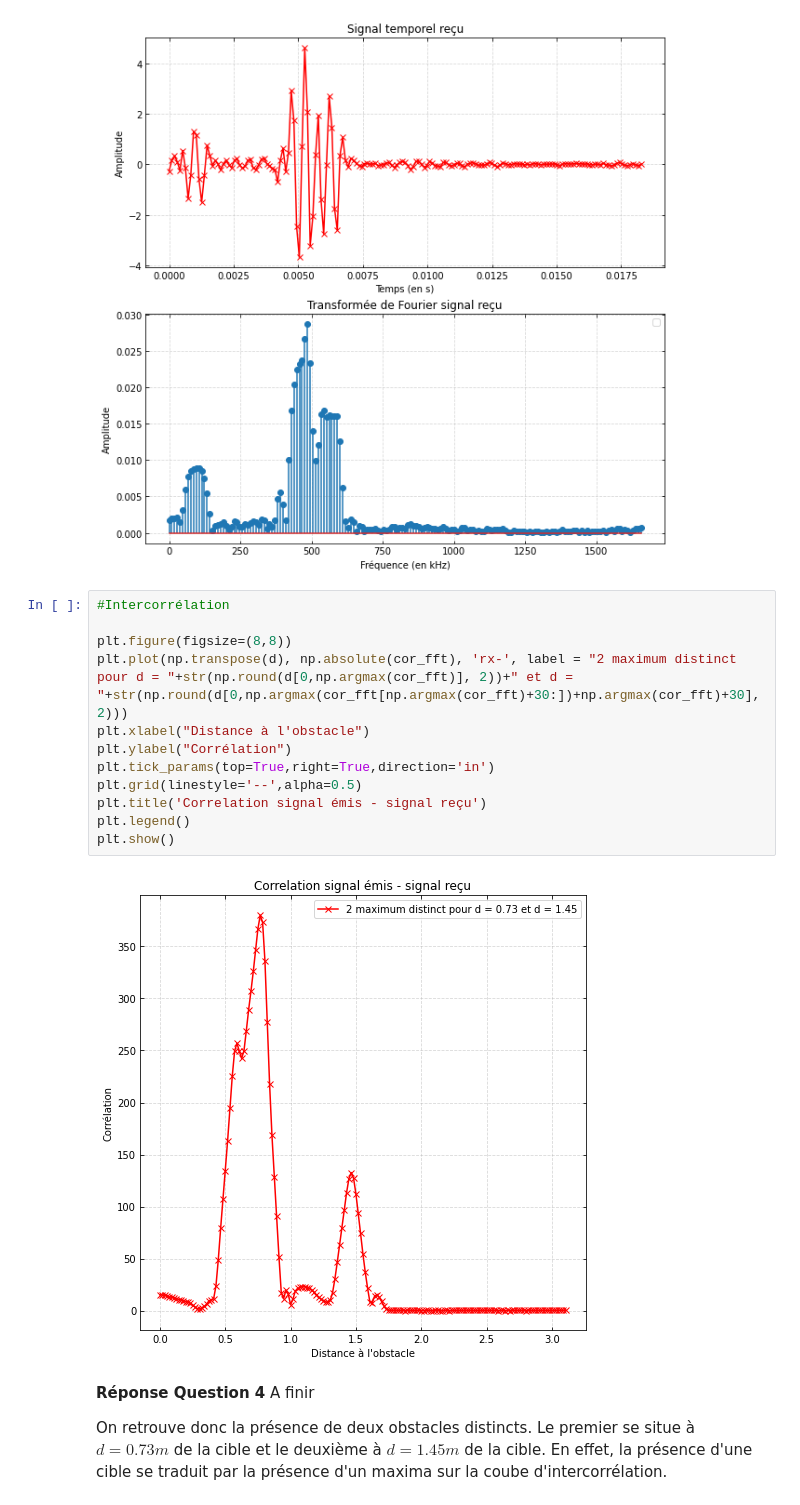
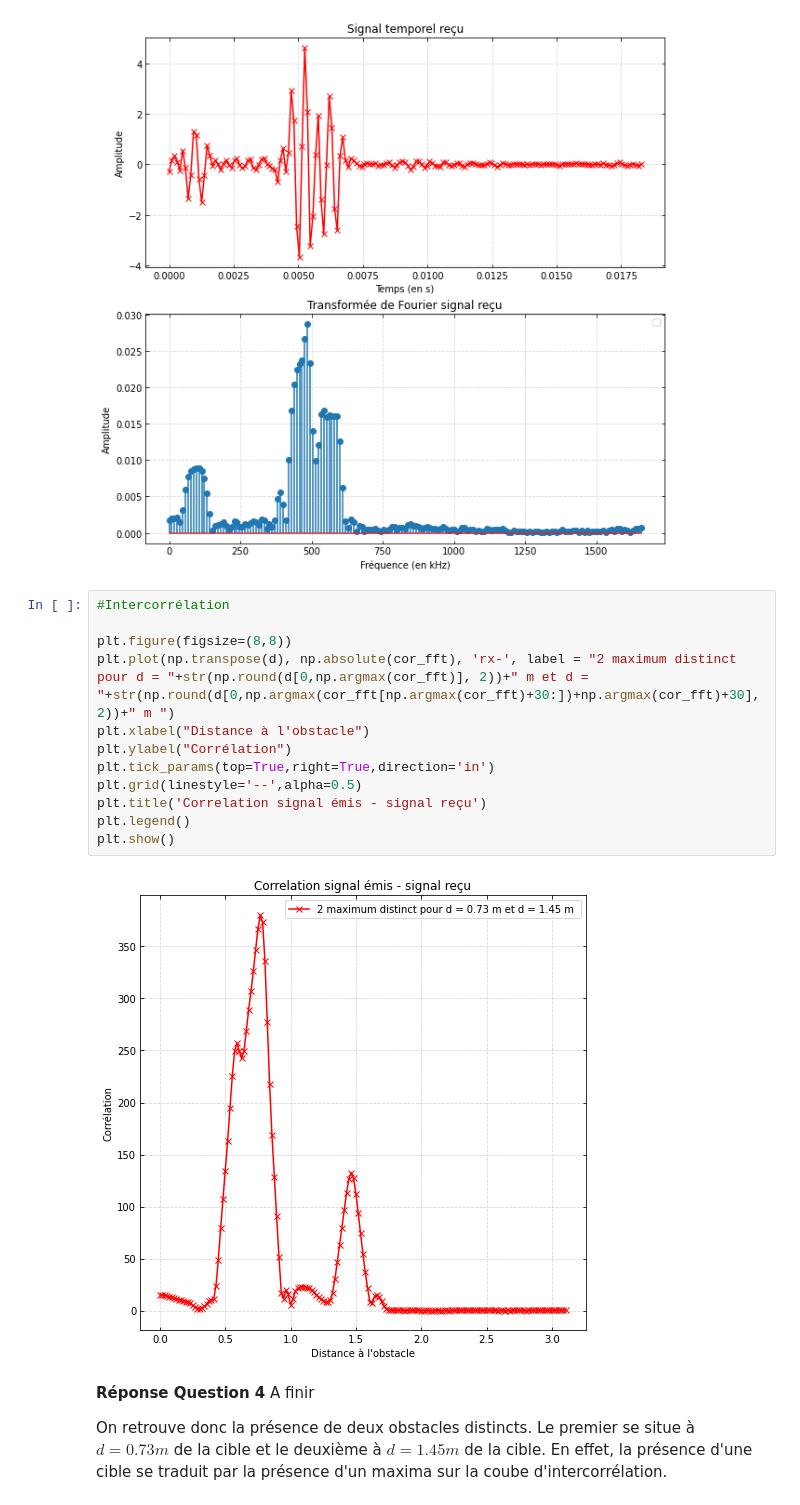
Before and after one commit to 21courgnea/Projet_TDS, a Jupyter notebook: mini-projet-radar/mini_projet_radar.ipynb, the cells around one changed output. Drawn from its saved outputs; the diff is of its cells as text.

```diff
--- a/mini-projet-radar/mini_projet_radar.ipynb
+++ b/mini-projet-radar/mini_projet_radar.ipynb
@@ -396,17 +396,17 @@ No handles with labels found to put in legend.
 # %%
 #Intercorrélation
 
 plt.figure(figsize=(8,8))
-plt.plot(np.transpose(d), np.absolute(cor_fft), 'rx-', label = "2 maximum distinct pour d = "+str(np.round(d[0,np.argmax(cor_fft)], 2))+" et d = "+str(np.round(d[0,np.argmax(cor_fft[np.argmax(cor_fft)+30:])+np.argmax(cor_fft)+30], 2)))
+plt.plot(np.transpose(d), np.absolute(cor_fft), 'rx-', label = "2 maximum distinct pour d = "+str(np.round(d[0,np.argmax(cor_fft)], 2))+" m et d = "+str(np.round(d[0,np.argmax(cor_fft[np.argmax(cor_fft)+30:])+np.argmax(cor_fft)+30], 2))+" m ")
 plt.xlabel("Distance à l'obstacle")
 plt.ylabel("Corrélation")
 plt.tick_params(top=True,right=True,direction='in')
 plt.grid(linestyle='--',alpha=0.5)
 plt.title('Correlation signal émis - signal reçu')
 plt.legend()
 plt.show()
 # %% [output]
-[figure, old version]
+[figure, new version]
 # %% [markdown]
 **Réponse Question 4** A finir
 
```
Also changed, not shown: parts of 2 cells of this notebook.
